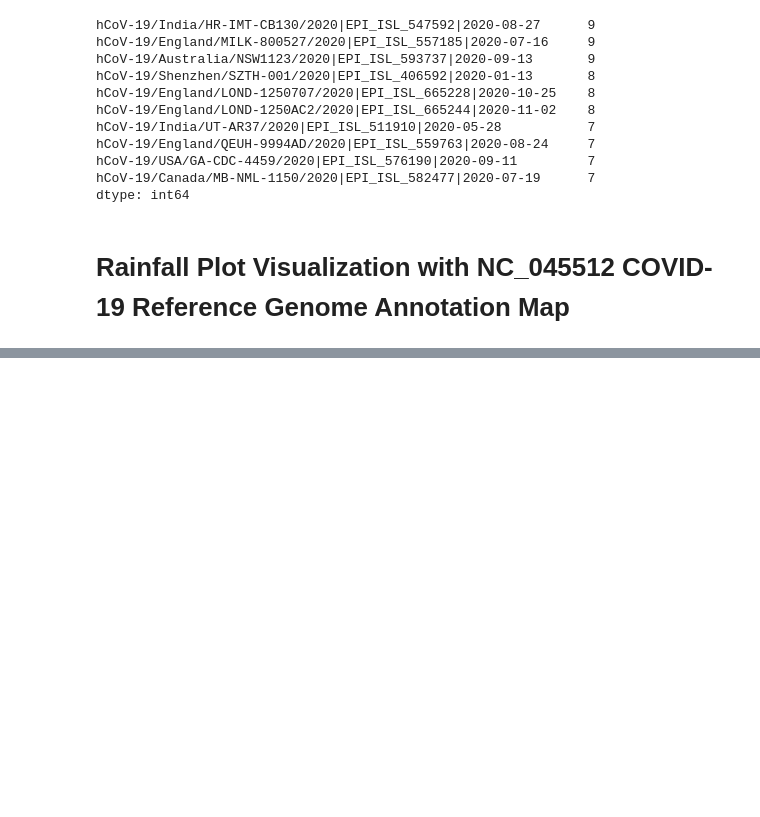
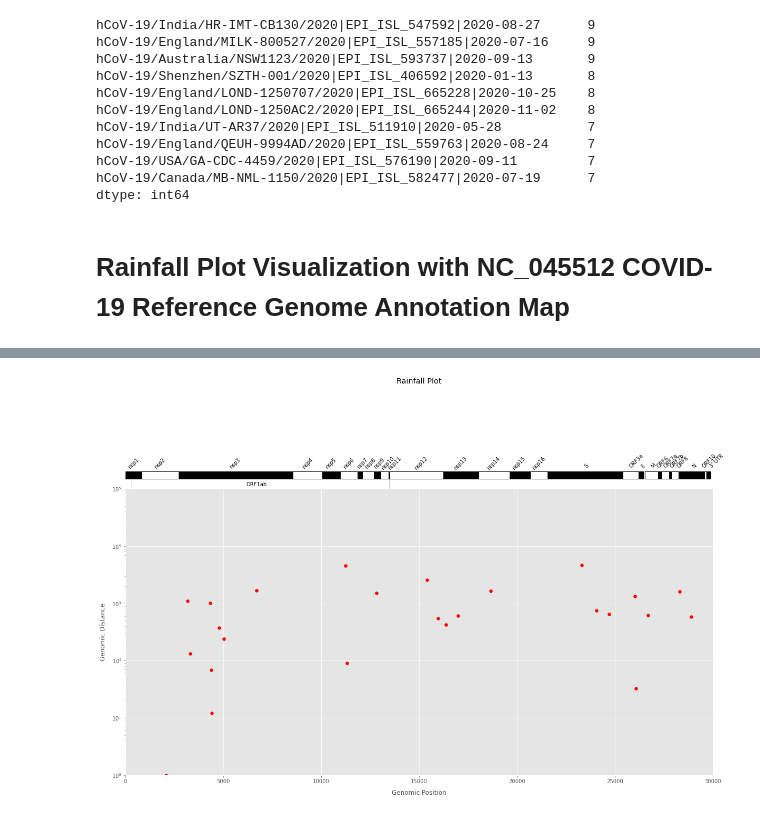
Before and after one commit to davidchen0420/Mutation_Signature, a Jupyter notebook: Clade_Analysis/Clade_Analysis.ipynb, the cells around one changed output, grey strips where cells are left out. Saved outputs shown, nothing was run; the diff lists cells and outputs as text; code cells hidden in the pictures; blank space fills up the shorter version.

```diff
--- a/Clade_Analysis/Clade_Analysis.ipynb
+++ b/Clade_Analysis/Clade_Analysis.ipynb
@@ -515,0 +584,4 @@ rainfall_plot(clade="O", aaf_limit=0.005)
+# %%
+rainfall_plot(clade="S", aaf_limit=0.005)
+# %% [output]
+[figure, added]
```
Also changed, not shown: parts of 13 cells of this notebook, 13 other files.
